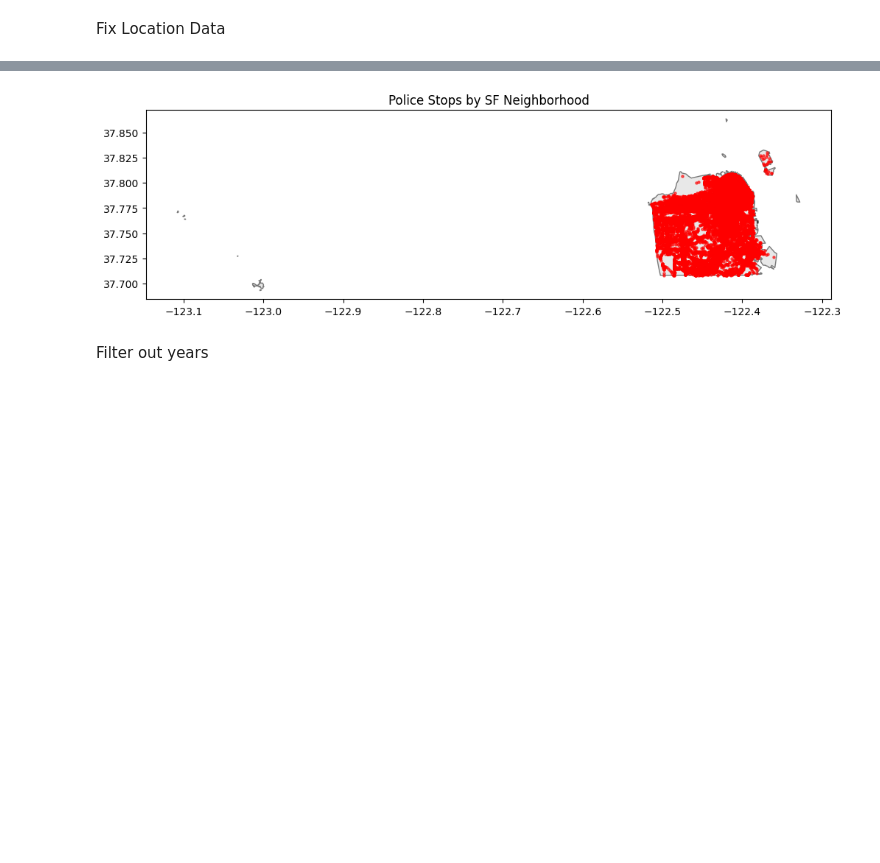
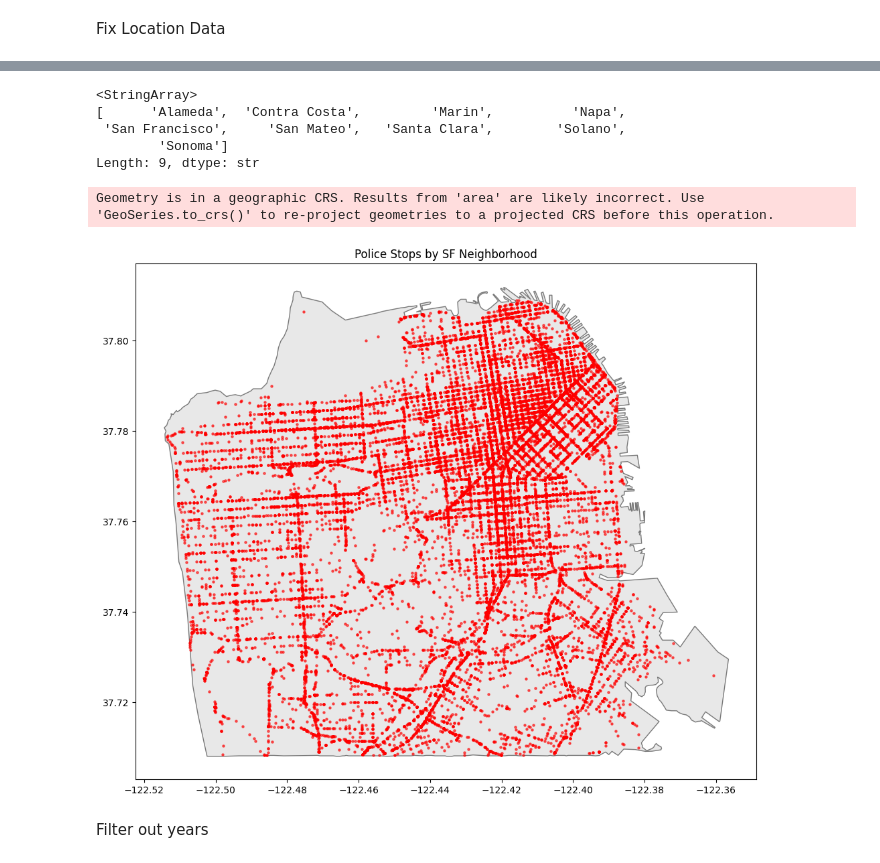
Before and after one commit to utexas-SDS-357/sds357-project-sp26-con-founders, a Jupyter notebook: Preprocessing/sf_analysis.ipynb, the cells around one changed output, grey strips where cells are left out. Cells and saved outputs as stored; diff of their text form; code cells hidden in the pictures; blank space fills up the shorter version.

Commit message:
Fixed outlier in geojson file, filtered out columns and made vision zero plots.

```diff
--- a/Preprocessing/sf_analysis.ipynb
+++ b/Preprocessing/sf_analysis.ipynb
@@ -246,3 +247,8 @@ plt.show()
 [figure]
 # %% [markdown]
 ## Preprocess Non Location Variables
+# %%
+# Filtering time range from 2010 - 2016
+stops_clean['date'] = pd.to_datetime(stops_clean['date'])
+stops_clean = stops_clean[(stops_clean['date'].dt.year >= 2010) & (stops_clean['date'].dt.year <= 2016)]
+stops_clean.count()
@@ -346,27 +370,39 @@ Total points: 905070
 Longitude: -123.10802700119842, -122.32768100246903
 Latitude: 37.69306499862042, 37.863425998396984
+# %%
+print(city_boundaries['county'].unique())
+# %% [output]
+<StringArray>
+[      'Alameda',  'Contra Costa',         'Marin',          'Napa',
+ 'San Francisco',     'San Mateo',   'Santa Clara',        'Solano',
+        'Sonoma']
+Length: 9, dtype: str
 # %%
 def fix_coordinates(stop_df, city_boundaries, counties_of_interest):
 
     # only keep data within relevant counties
     city_boundaries_filt = city_boundaries[city_boundaries['county'].isin(counties_of_interest)]
 
+    # remove small disconnected polygons (e.g. Farallon Islands)
+    city_boundaries_filt = city_boundaries_filt.explode(index_parts=False)
+    city_boundaries_filt = city_boundaries_filt[city_boundaries_filt.geometry.area == city_boundaries_filt.geometry.area.max()]
 
-    # filter points to within bounaries of county polygon
+    # filter points to within boundaries of county polygon
     stops_clean = gpd.sjoin(stop_df, city_boundaries_filt, predicate="within")
 
     return stops_clean, city_boundaries_filt
 
 crash_clean, city_boundaries_filt = fix_coordinates(crash_df, city_boundaries, counties_of_interest)
 
 # Now plot with clean data
 fig, ax = plt.subplots(figsize=(12, 10))
 city_boundaries_filt.plot(ax=ax, color='lightgray', edgecolor='black', alpha=0.5)
 crash_clean.plot(ax=ax, color='red', markersize=5, alpha=0.6)
 plt.title("Police Stops by SF Neighborhood")
 plt.show()
 # %% [output]
+Geometry is in a geographic CRS. Results from 'area' are likely incorrect. Use 'GeoSeries.to_crs()' to re-project geometries to a projected CRS before this operation.
-[figure, old version]
+[figure, new version]
 # %% [markdown]
 Filter out years
 # %%
```
Also changed, not shown: parts of 11 cells of this notebook.
